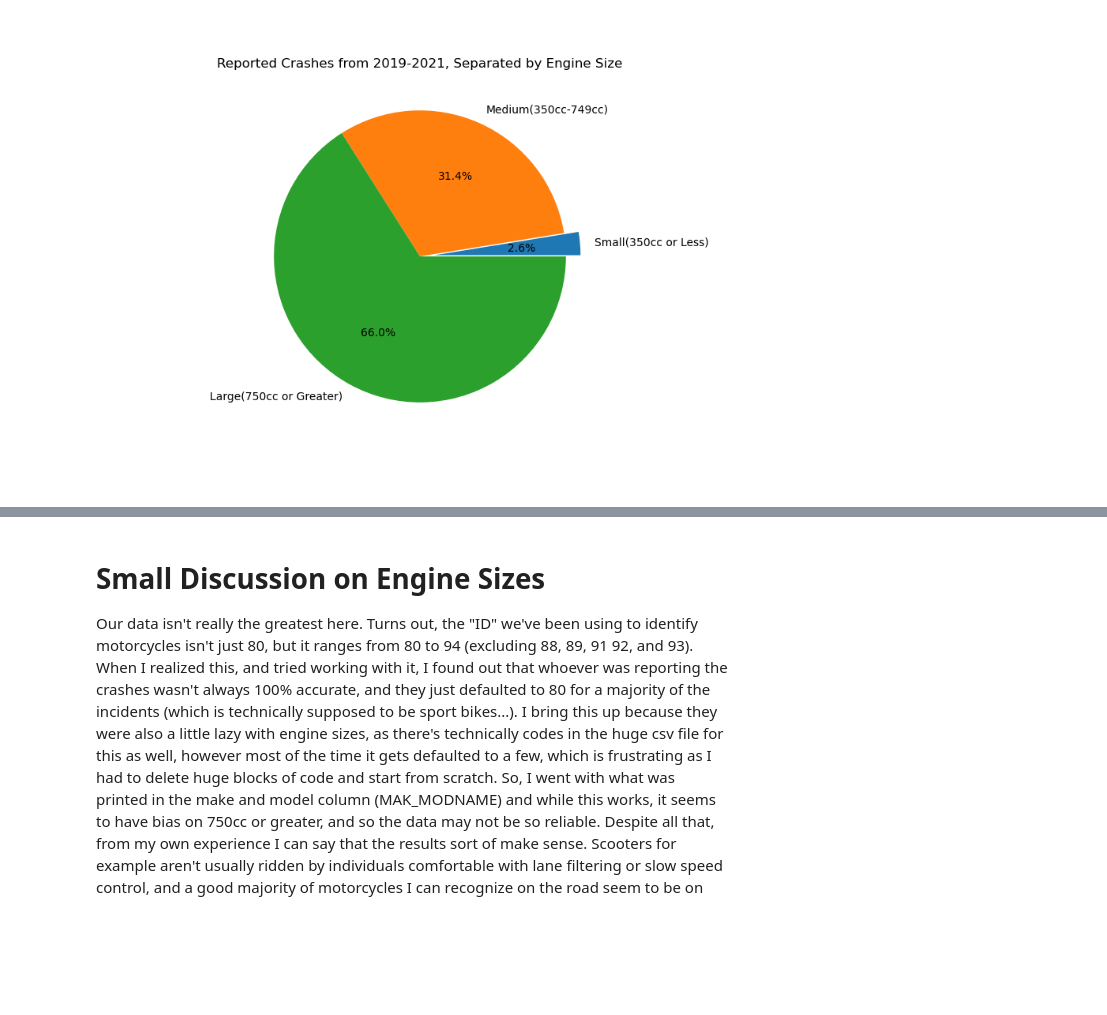
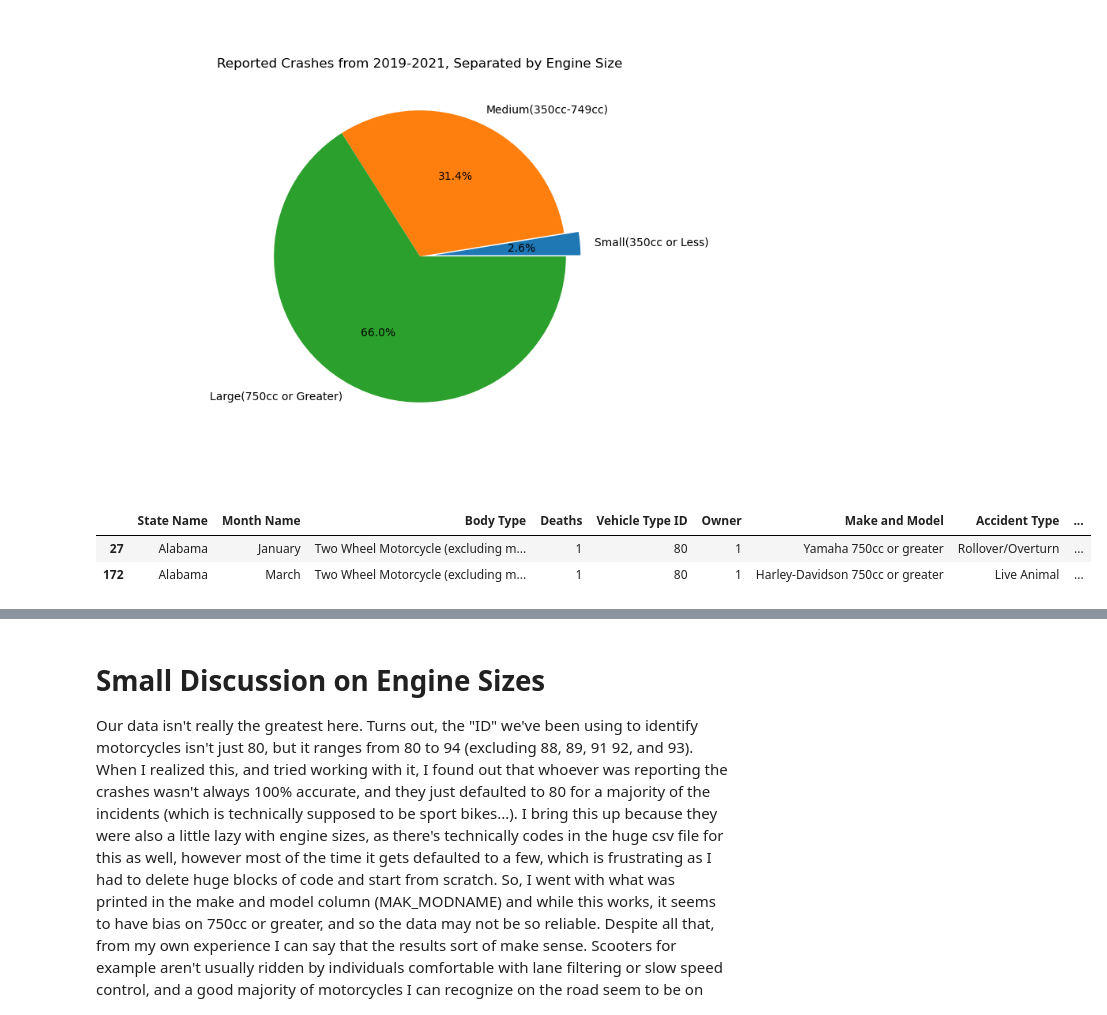
Before and after one commit to CalvinPedigo/Data-Analyst-Project-1, a Jupyter notebook: Notebook_structor.ipynb, the cells around one changed output, grey strips where cells are left out. Saved outputs shown, nothing was run; the diff lists cells and outputs as text; code cells hidden in the pictures; blank space fills up the shorter version.

```diff
--- a/Notebook_structor.ipynb
+++ b/Notebook_structor.ipynb
@@ -253,3 +269,9 @@ plt.title('Reported Crashes from 2019-2021, Separated by Engine Size')
 plt.show()
 # %% [output]
 [figure]
+# %%
+combined_large_df.head(2)
+# %% [output]
+|  | State Name | Month Name | Body Type | Deaths | Vehicle Type ID | Owner | Make and Model | Accident Type | ... |
+| 27 | Alabama | January | Two Wheel Motorcycle (excluding m... | 1 | 80 | 1 | Yamaha 750cc or greater | Rollover/Overturn | ... |
+| 172 | Alabama | March | Two Wheel Motorcycle (excluding m... | 1 | 80 | 1 | Harley-Davidson 750cc or greater | Live Animal | ... |
```
Also changed, not shown: parts of 2 cells of this notebook.
